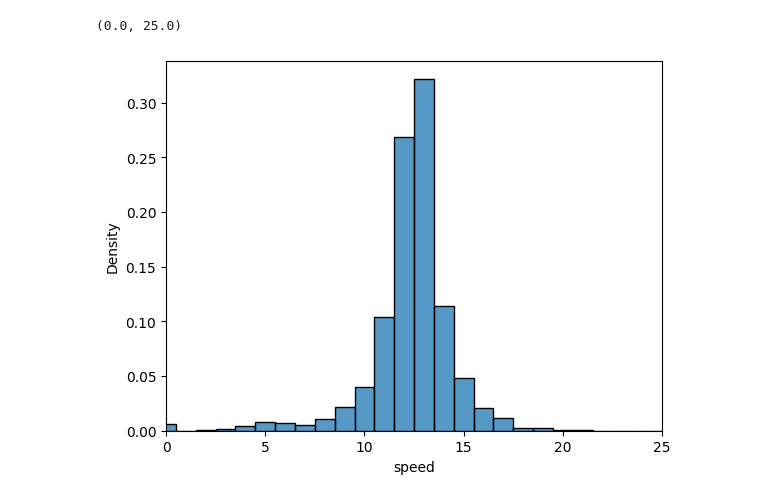
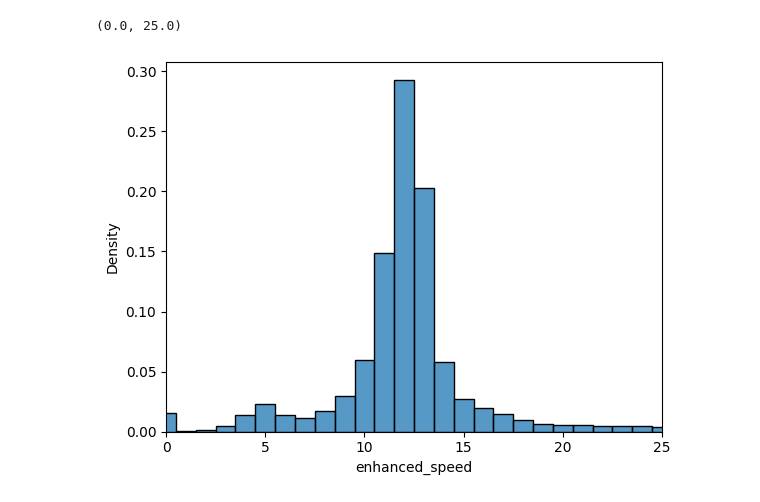
Before and after one commit to julienroulle/stridze-tools, a Jupyter notebook: notebooks/exploration.ipynb, the cells around one changed output. Cells and saved outputs as stored; diff of their text form; code cells hidden in the pictures.

```diff
--- a/notebooks/exploration.ipynb
+++ b/notebooks/exploration.ipynb
@@ -21,12 +18,12 @@ m.distance.groupby(pd.Grouper(freq='D')).sum().groupby(pd.Grouper(freq='7D')).su
 # %%
 records = pd.read_sql_table('records', con=engine, index_col='id')
 # %%
-records['speed'] *= 3.6
+records['enhanced_speed'] *= 3.6
 # %%
 import seaborn as sns
 import matplotlib.pyplot as plt
-sns.histplot(data=records, x="speed", discrete=True, binwidth=1, binrange=(0, 25), stat='density')
+sns.histplot(data=records, x="enhanced_speed", discrete=True, binwidth=1, binrange=(0, 25), stat='density')
 plt.xlim(0, 25)
 # %% [output]
 (0.0, 25.0)
-[figure, old version]
+[figure, new version]
```
Also changed, not shown: parts of 59 cells of this notebook.
